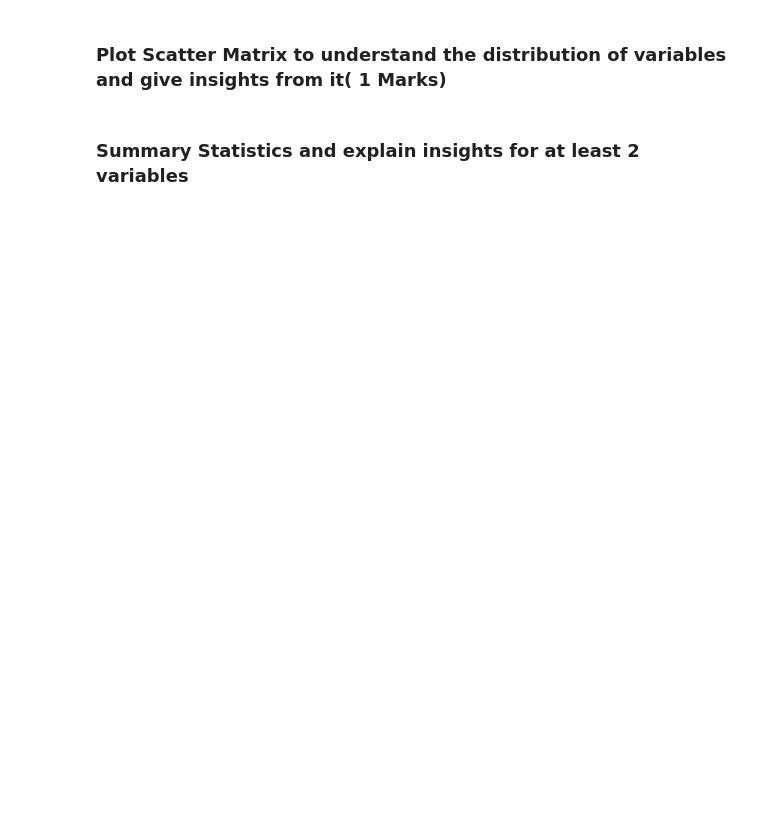
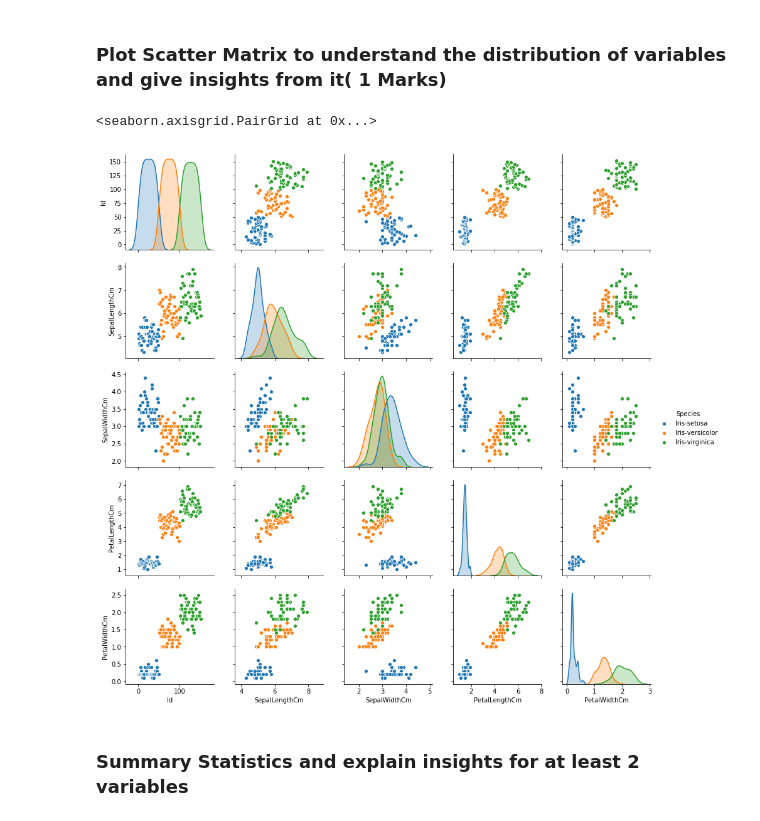
Before and after one commit to GreatLearningAIML1/pune-july19-batch-maheshwariumang, a Jupyter notebook: R3_External_Lab_Logistic_and_Naive_bayes_questions (1).ipynb, the cells around one changed output. Cells and saved outputs as stored; diff of their text form; code cells hidden in the pictures; blank space fills up the shorter version.

```diff
--- a/R3_External_Lab_Logistic_and_Naive_bayes_questions (1).ipynb
+++ b/R3_External_Lab_Logistic_and_Naive_bayes_questions (1).ipynb
@@ -335,4 +436,9 @@ pd.value_counts(iris["Species"]).plot(kind="bar")
 # %% [markdown]
 ### Plot Scatter Matrix to understand the distribution of variables and give insights from it( 1 Marks)
+# %%
+sns.pairplot(data=iris_data, hue='Species')
+# %% [output]
+<seaborn.axisgrid.PairGrid at 0x...>
+[figure, added]
 # %% [markdown]
 ### Summary Statistics and explain insights for at least 2 variables
```
Also changed, not shown: parts of 25 cells of this notebook.
